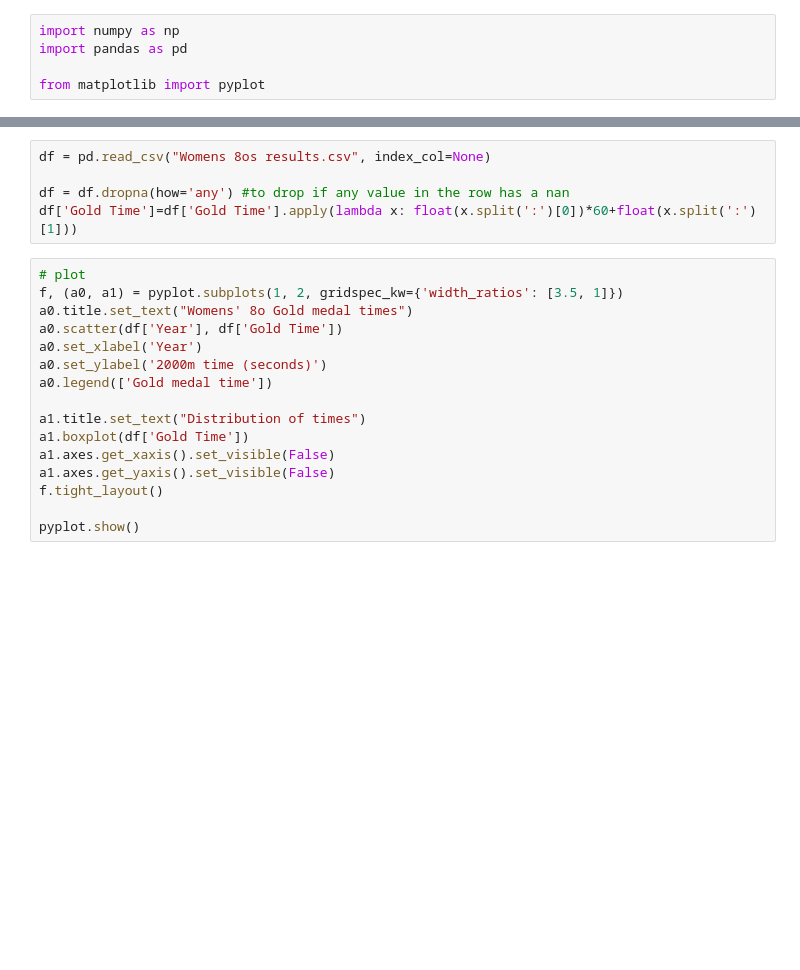
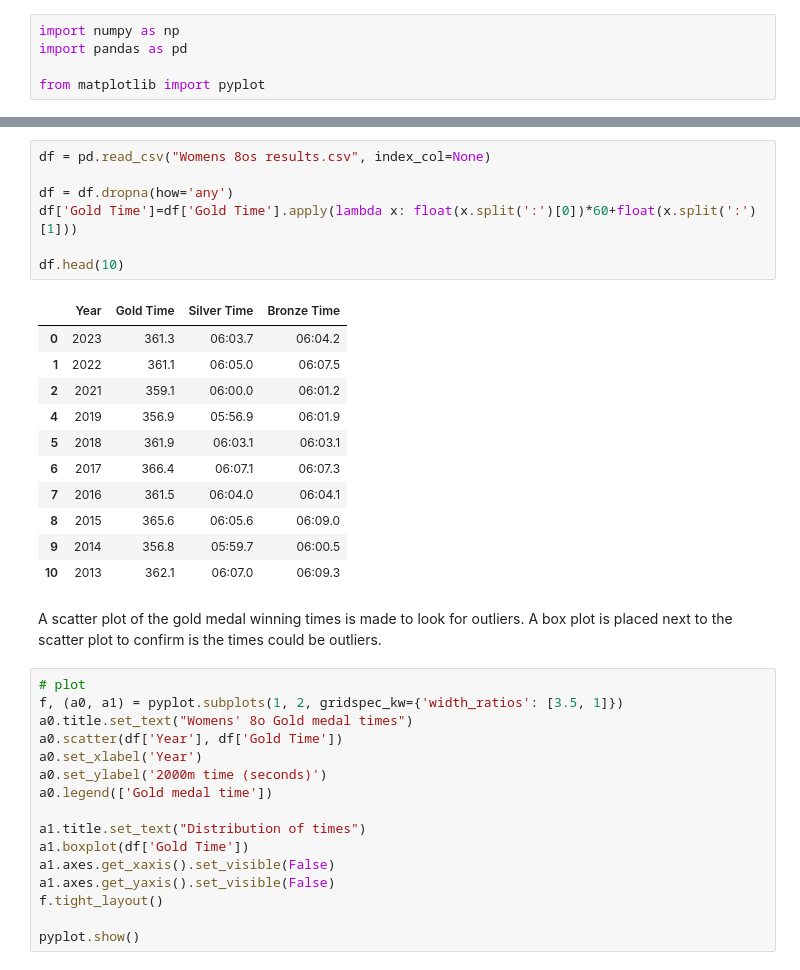
Before and after one commit to simonsuthers/womens-eights-times, a Jupyter notebook: Womens_8_times.ipynb, the cells around one changed output, grey strips where cells are left out. Drawn from its saved outputs; the diff is of its cells as text; blank space fills up the shorter version.

```diff
--- a/Womens_8_times.ipynb
+++ b/Womens_8_times.ipynb
@@ -22,8 +44,24 @@ from matplotlib import pyplot
 # %%
 df = pd.read_csv("Womens 8os results.csv", index_col=None)
 
-df = df.dropna(how='any') #to drop if any value in the row has a nan
+df = df.dropna(how='any')
 df['Gold Time']=df['Gold Time'].apply(lambda x: float(x.split(':')[0])*60+float(x.split(':')[1]))
+
+df.head(10)
+# %% [output]
+|  | Year | Gold Time | Silver Time | Bronze Time |
+| 0 | 2023 | 361.3 | 06:03.7 | 06:04.2 |
+| 1 | 2022 | 361.1 | 06:05.0 | 06:07.5 |
+| 2 | 2021 | 359.1 | 06:00.0 | 06:01.2 |
+| 4 | 2019 | 356.9 | 05:56.9 | 06:01.9 |
+| 5 | 2018 | 361.9 | 06:03.1 | 06:03.1 |
+| 6 | 2017 | 366.4 | 06:07.1 | 06:07.3 |
+| 7 | 2016 | 361.5 | 06:04.0 | 06:04.1 |
+| 8 | 2015 | 365.6 | 06:05.6 | 06:09.0 |
+| 9 | 2014 | 356.8 | 05:59.7 | 06:00.5 |
+| 10 | 2013 | 362.1 | 06:07.0 | 06:09.3 |
+# %% [markdown]
+A scatter plot of the gold medal winning times is made to look for outliers. A box plot is placed next to the scatter plot to confirm is the times could be outliers.
 # %%
 # plot
 f, (a0, a1) = pyplot.subplots(1, 2, gridspec_kw={'width_ratios': [3.5, 1]})
```
Also changed, not shown: parts of 10 cells of this notebook.
